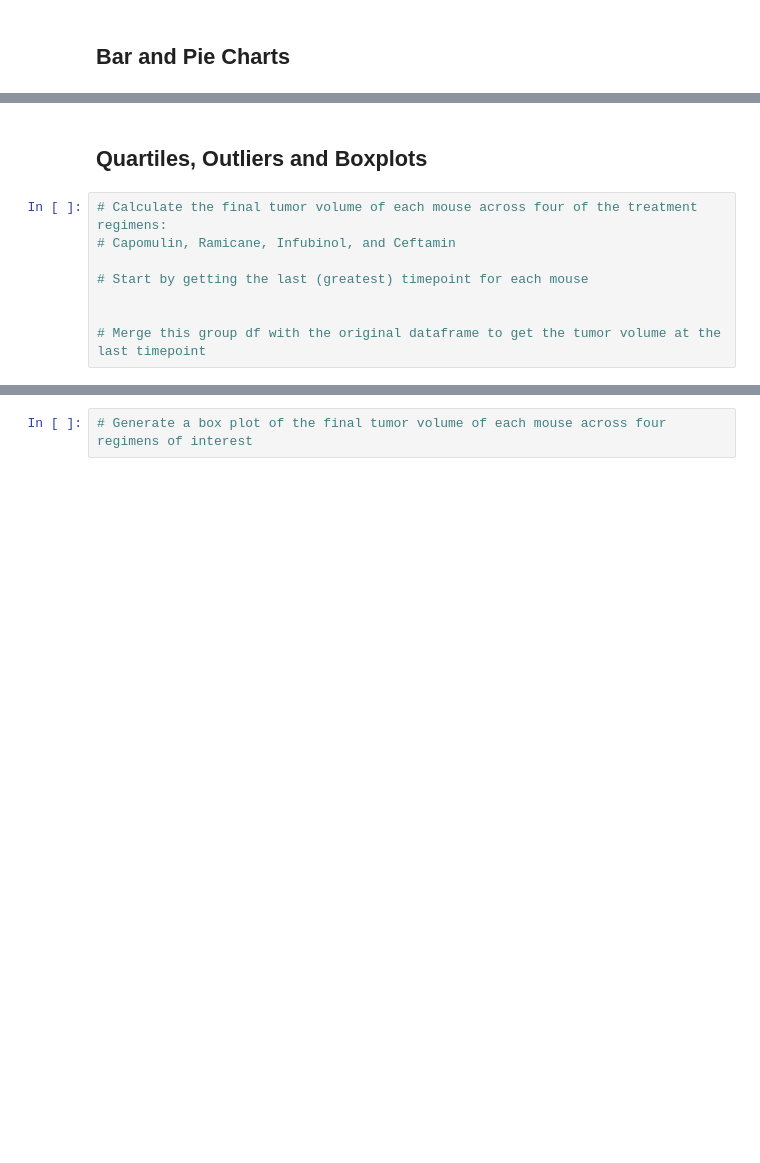
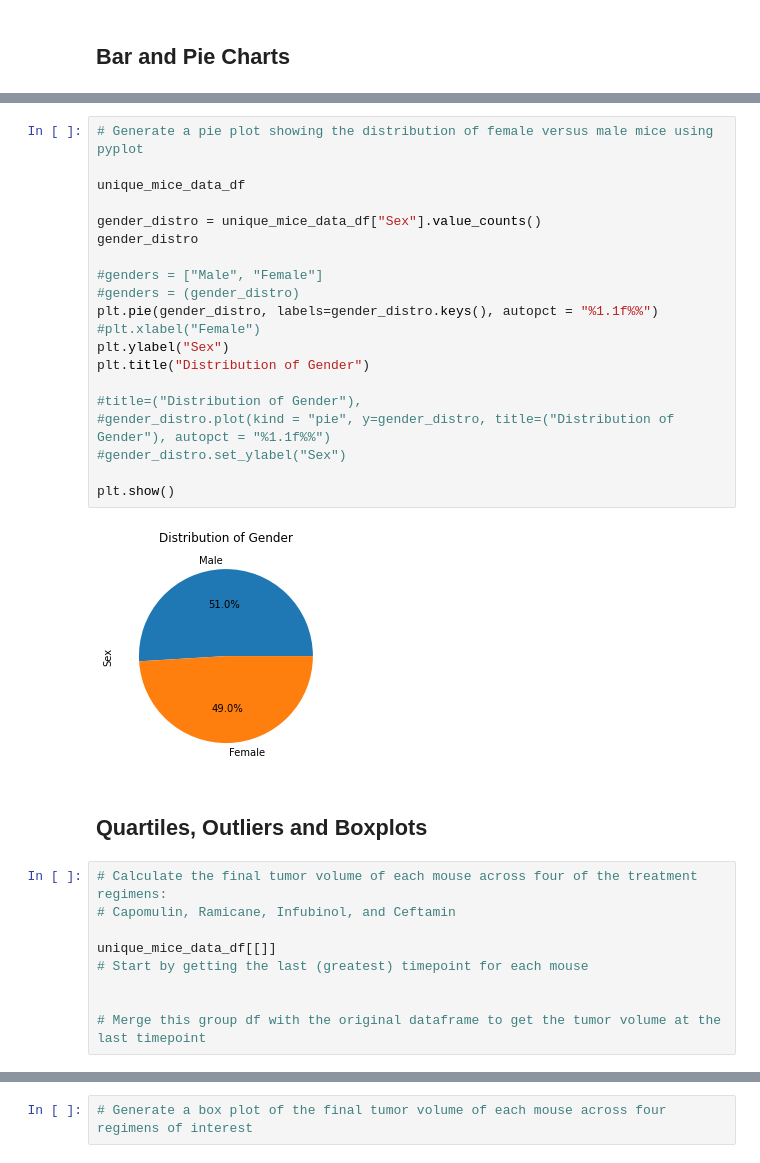
Before and after one commit to LeeProut/matplotlib-challenge, a Jupyter notebook: Pymaceuticals/pymaceuticals.ipynb, the cells around one changed output, grey strips where cells are left out. Drawn from its saved outputs; the diff is of its cells as text; blank space fills up the shorter version.

```diff
--- a/Pymaceuticals/pymaceuticals.ipynb
+++ b/Pymaceuticals/pymaceuticals.ipynb
@@ -70,9 +245,32 @@ number_of_mice
+# %%
+# Generate a pie plot showing the distribution of female versus male mice using pyplot
+
+unique_mice_data_df
+
+gender_distro = unique_mice_data_df["Sex"].value_counts()
+gender_distro
+
+#genders = ["Male", "Female"]
+#genders = (gender_distro)
+plt.pie(gender_distro, labels=gender_distro.keys(), autopct = "%1.1f%%")
+#plt.xlabel("Female")
+plt.ylabel("Sex")
+plt.title("Distribution of Gender")
+
+#title=("Distribution of Gender"),
+#gender_distro.plot(kind = "pie", y=gender_distro, title=("Distribution of Gender"), autopct = "%1.1f%%")
+#gender_distro.set_ylabel("Sex")
+
+plt.show()
+# %% [output]
+[figure, added]
 # %% [markdown]
 ## Quartiles, Outliers and Boxplots
 # %%
 # Calculate the final tumor volume of each mouse across four of the treatment regimens:
 # Capomulin, Ramicane, Infubinol, and Ceftamin
 
+unique_mice_data_df[[]]
 # Start by getting the last (greatest) timepoint for each mouse
 
 
```
Also changed, not shown: parts of 15 cells of this notebook.
